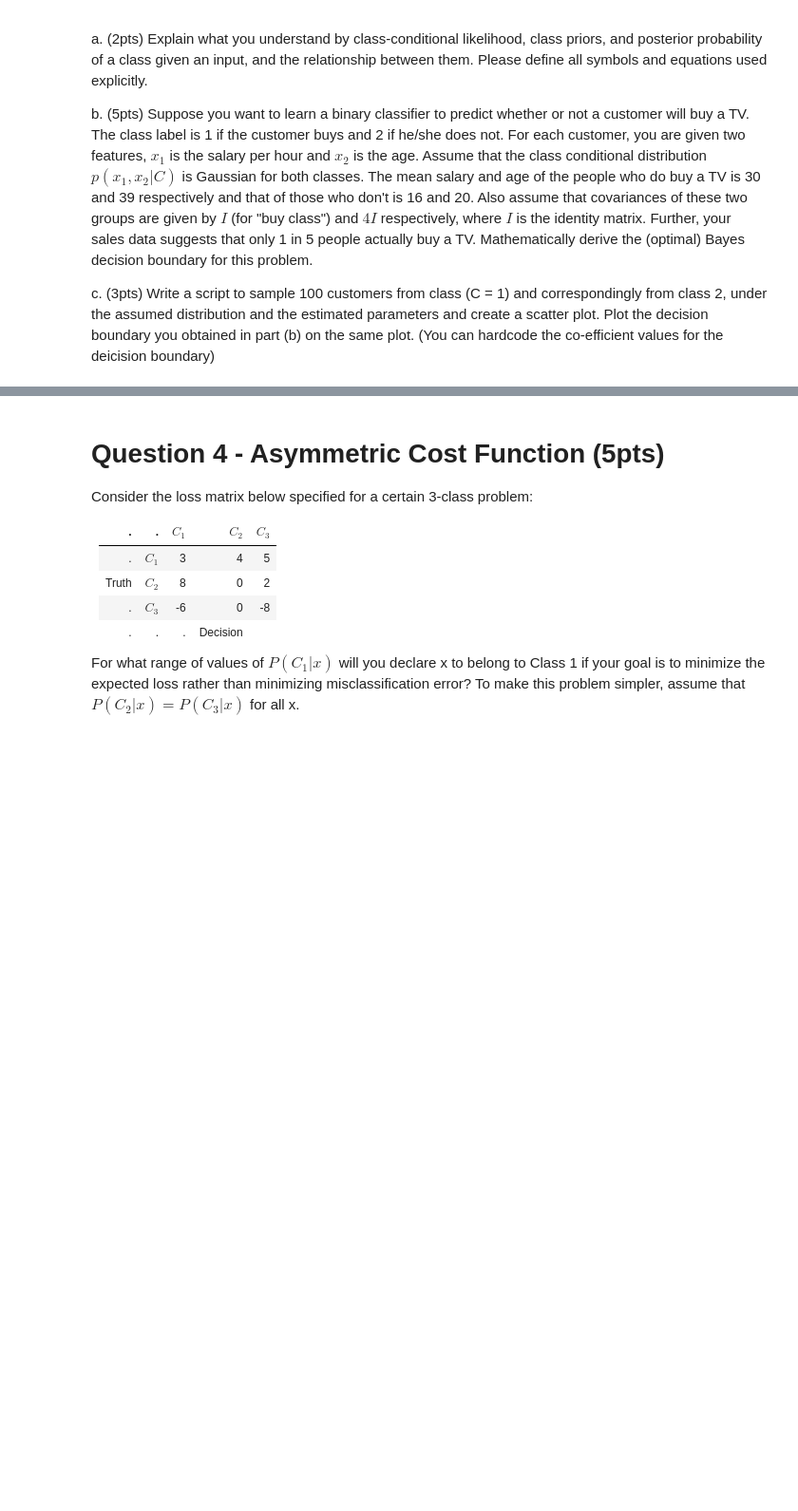
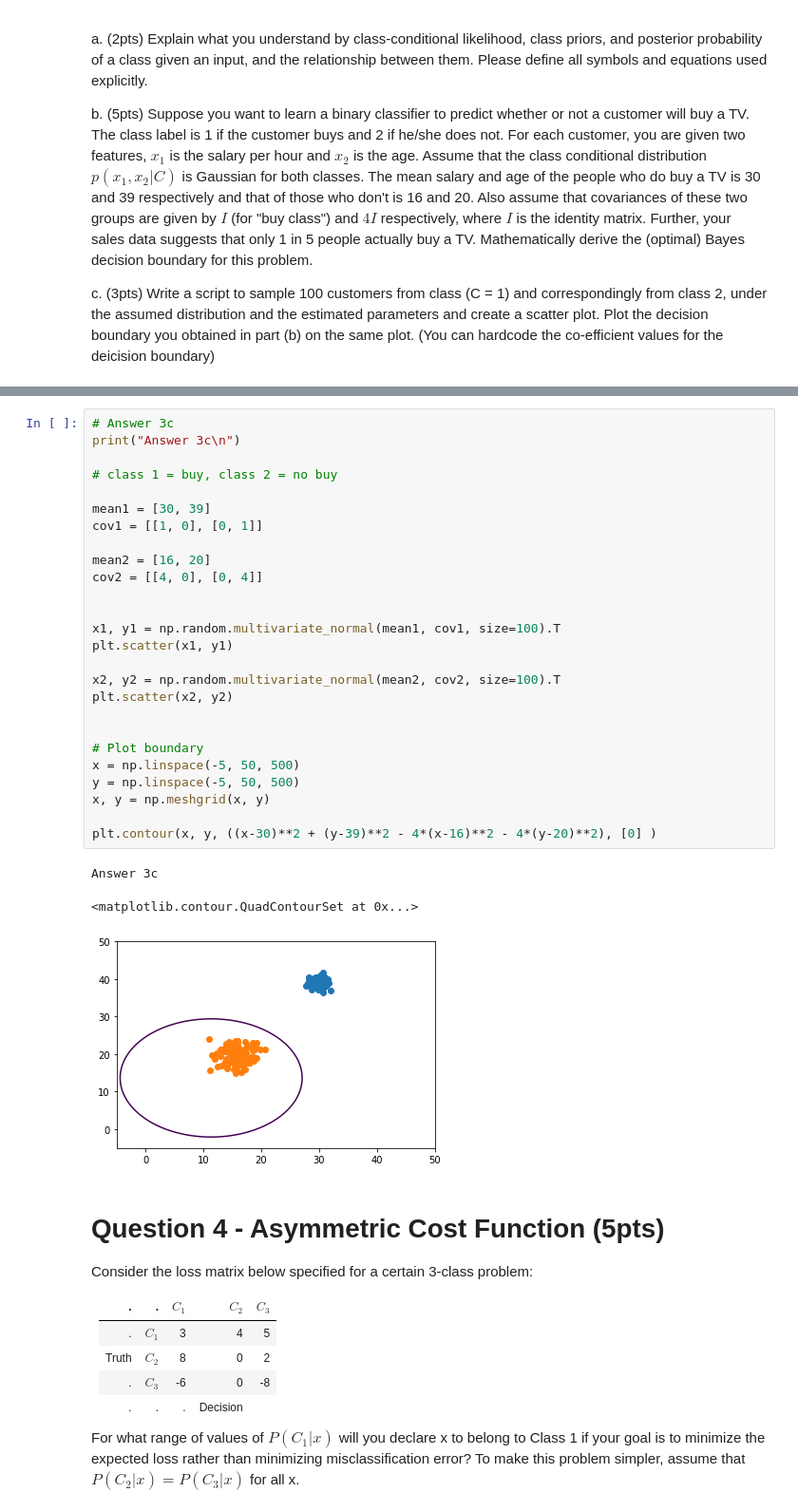
Before and after one commit to alexlisa9/HW3_EE461P, a Jupyter notebook: hw3.ipynb, the cells around one changed output, grey strips where cells are left out. Shown at 95% size. Cells and saved outputs as stored; diff of their text form; blank space fills up the shorter version.

```diff
--- a/hw3.ipynb
+++ b/hw3.ipynb
@@ -466,3 +456,33 @@ $$p(x_1|C_1) = $$
+# %%
+# Answer 3c
+print("Answer 3c\n")
+
+# class 1 = buy, class 2 = no buy
+
+mean1 = [30, 39]
+cov1 = [[1, 0], [0, 1]]
+
+mean2 = [16, 20]
+cov2 = [[4, 0], [0, 4]]
+
+
+x1, y1 = np.random.multivariate_normal(mean1, cov1, size=100).T
+plt.scatter(x1, y1)
+
+x2, y2 = np.random.multivariate_normal(mean2, cov2, size=100).T
+plt.scatter(x2, y2)
+
+
+# Plot boundary
+x = np.linspace(-5, 50, 500)
+y = np.linspace(-5, 50, 500)
+x, y = np.meshgrid(x, y)
+
+plt.contour(x, y, ((x-30)**2 + (y-39)**2 - 4*(x-16)**2 - 4*(y-20)**2), [0] )
+# %% [output]
+Answer 3c
+<matplotlib.contour.QuadContourSet at 0x...>
+[figure, added]
 # %% [markdown]
 
 # Question 4 - Asymmetric Cost Function (5pts)
```
Also changed, not shown: parts of 5 cells of this notebook.
